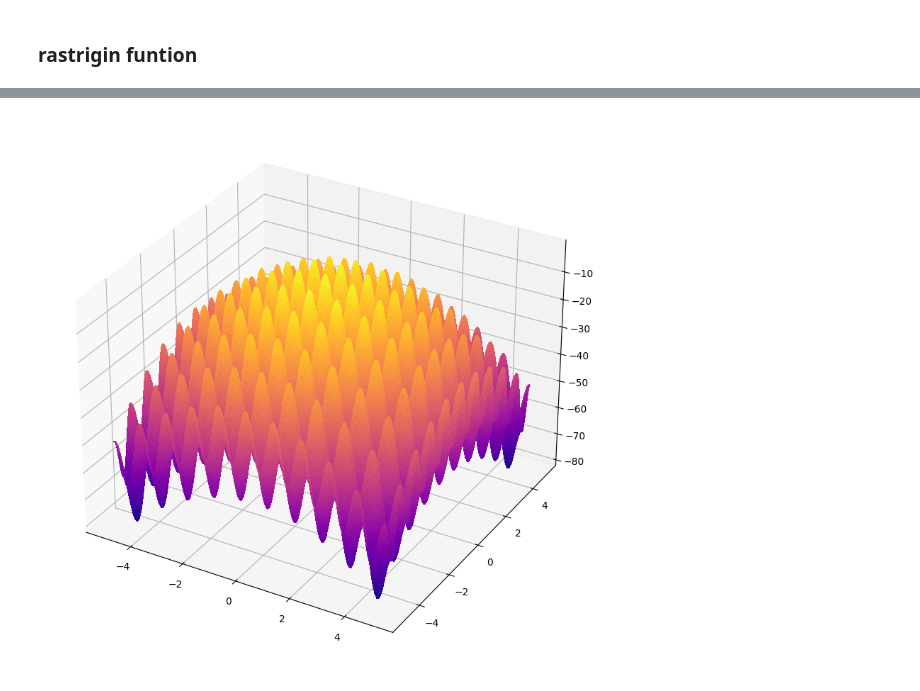
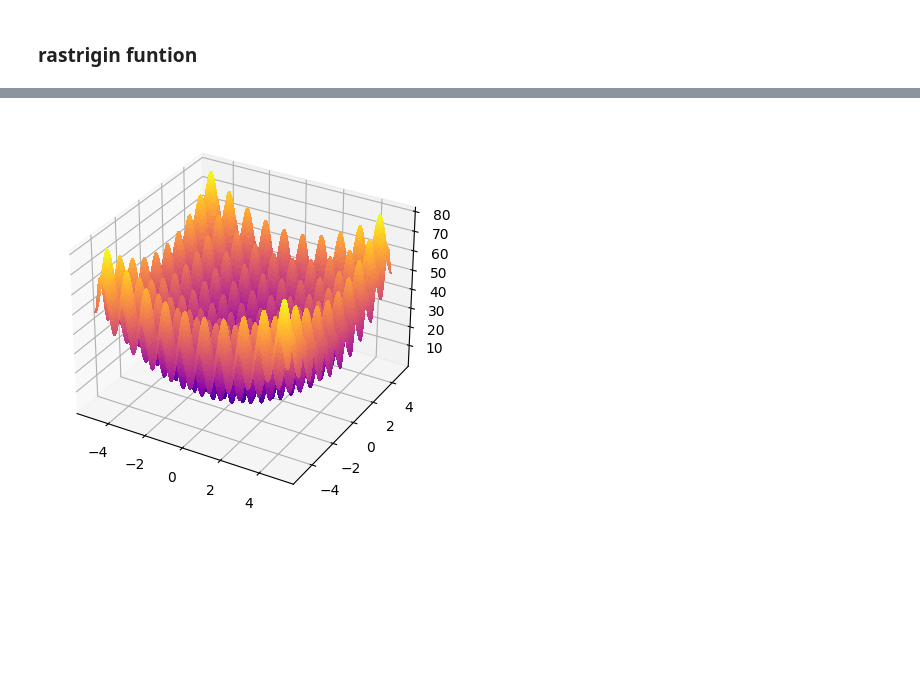
Before and after one commit to srrmtt/Computational-Intelligence, a Jupyter notebook: simulated-annealing/simulation.ipynb, the cells around one changed output, grey strips where cells are left out. Saved outputs shown, nothing was run; the diff lists cells and outputs as text; code cells hidden in the pictures; blank space fills up the shorter version.

```diff
--- a/simulated-annealing/simulation.ipynb
+++ b/simulated-annealing/simulation.ipynb
@@ -20,7 +20,7 @@ logging.basicConfig(
 # test functions
 def rastrigin(x, A=10):
     """NumPy Rastrigin test function"""
-    return -np.sum(A - A * np.cos(2 * np.pi * x) + x**2, axis=0)
+    return np.sum(A - A * np.cos(2 * np.pi * x) + x**2, axis=0)
 # %% [markdown]
 ### rastrigin funtion ###
 # %%
@@ -28,9 +28,10 @@ N_POINTS = 200
 r = np.linspace(-5, 5, N_POINTS)
 
 x = np.array(np.meshgrid(r, r))
-
 z = rastrigin(x)
-plt.figure(figsize=(10, 10))
+y = rastrigin(np.array([-5]))
+logging.info(f"{y}")
+plt.figure(figsize=(5, 5))
 ax = plt.axes(projection="3d")
 ax.plot_surface(*np.meshgrid(r, r), z, rstride=1, cstride=1, cmap=cm.plasma, linewidth=0, antialiased=False)
 None
@@ -38,2 +40,2 @@ None
-[figure, old version]
+[figure, new version]
 # %%
```
Also changed, not shown: parts of 3 cells of this notebook.
